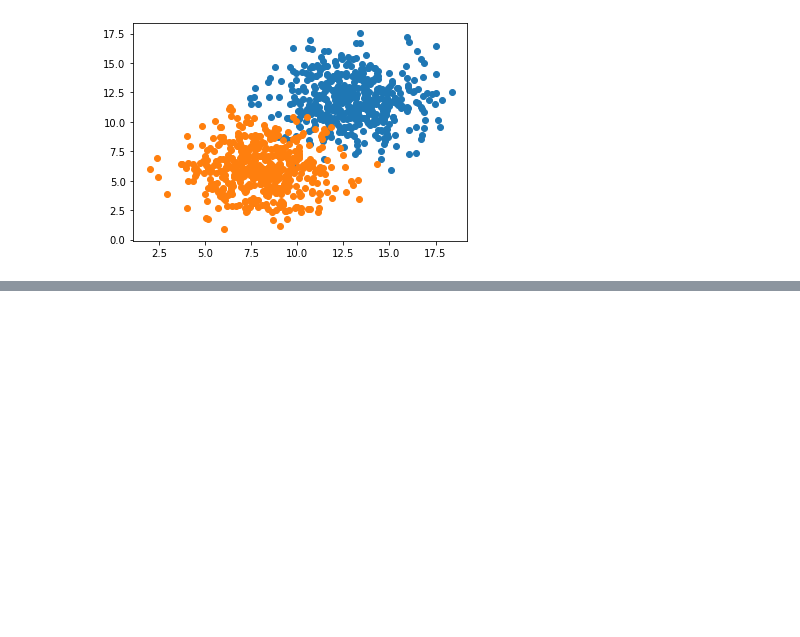
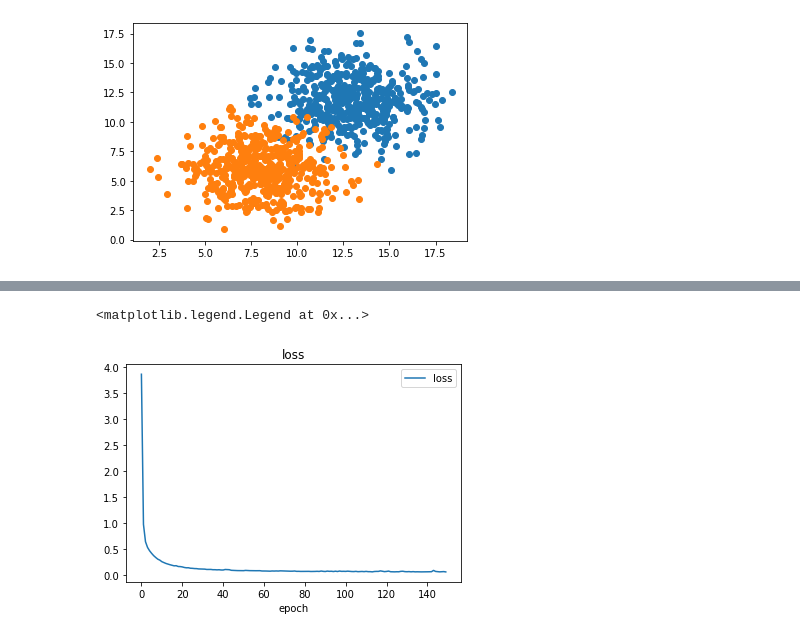
Before and after one commit to EricPeterson99/python-self-driving-car, a Jupyter notebook: Perceptron.ipynb, the cells around one changed output, grey strips where cells are left out. Saved outputs shown, nothing was run; the diff lists cells and outputs as text; code cells hidden in the pictures; blank space fills up the shorter version.

```diff
--- a/Perceptron.ipynb
+++ b/Perceptron.ipynb
@@ -57,5 +57,8 @@ plt.legend(['accuracy'])
 # %%
 plt.plot(h.history['loss'])
 plt.title('loss')
 plt.xlabel('epoch')
-plt.legend(['accuracy'])
+plt.legend(['loss'])
+# %% [output]
+<matplotlib.legend.Legend at 0x...>
+[figure, added]
```
Also changed, not shown: parts of 5 cells of this notebook.
